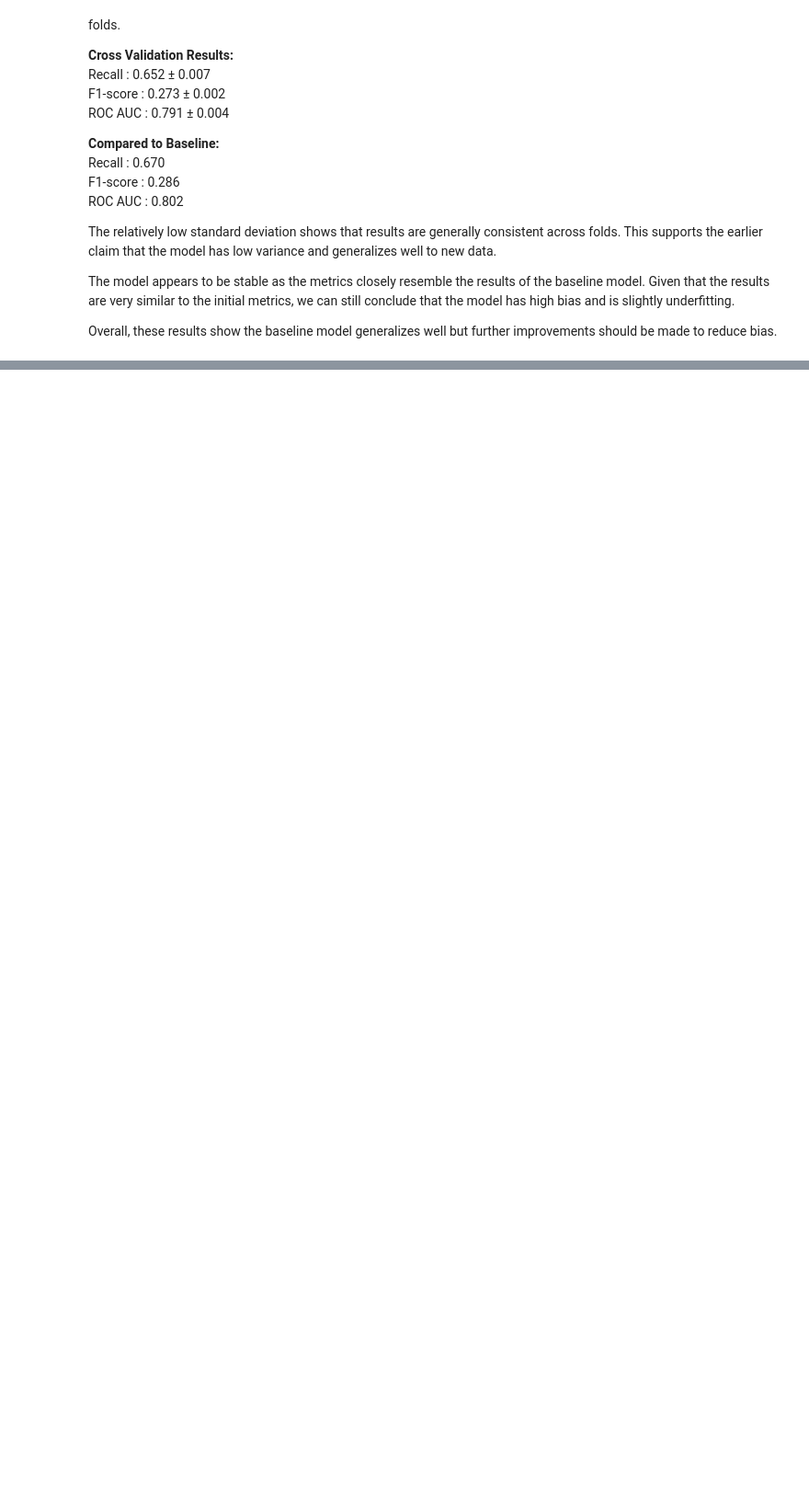
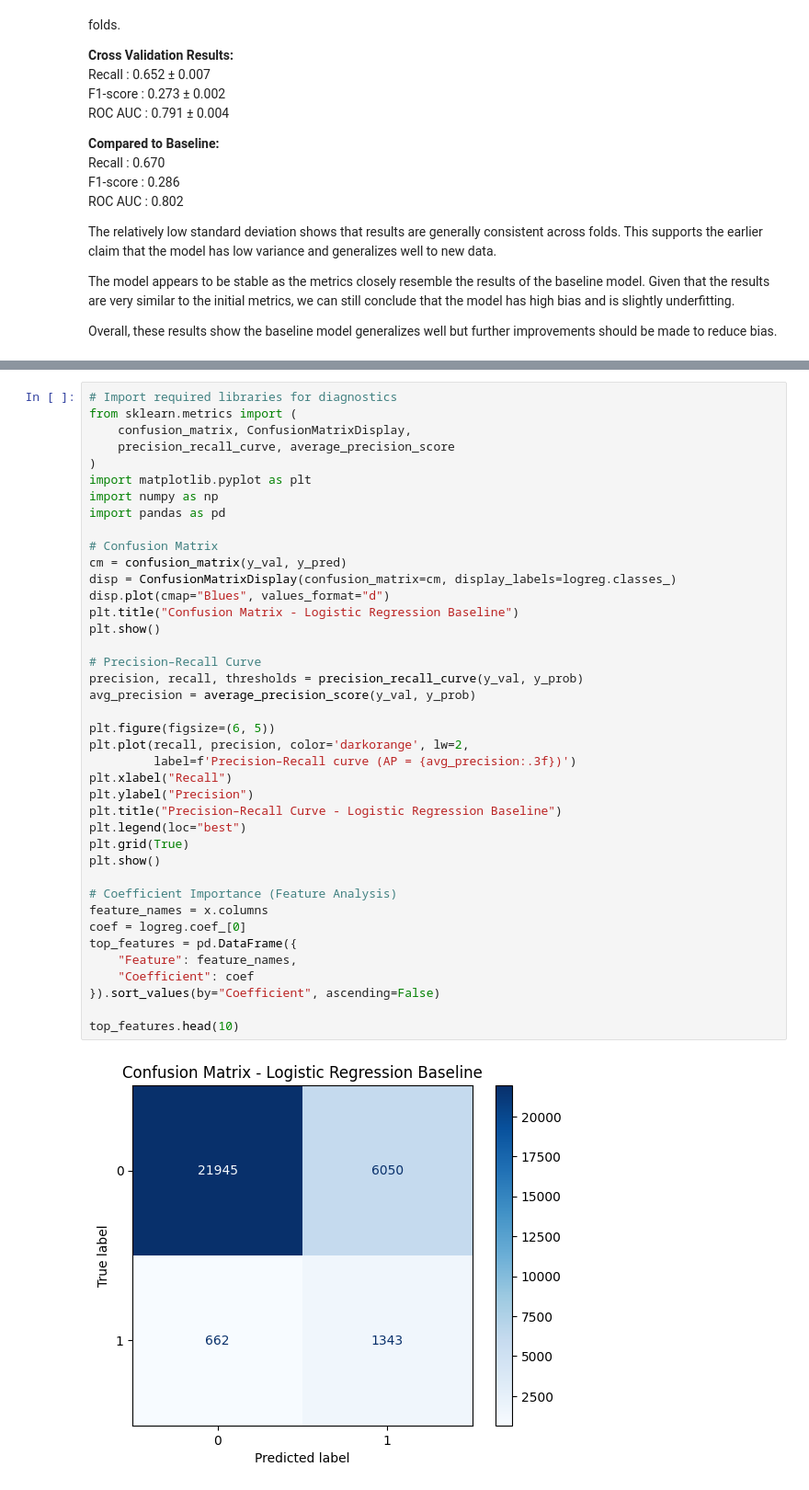
Before and after one commit to spy772/CISC-251-Project, a Jupyter notebook: Baseline_model.ipynb, the cells around one changed output, grey strips where cells are left out. Shown at 92% size. Drawn from its saved outputs; the diff is of its cells as text; blank space fills up the shorter version.

Commit message:
Add error analysis section with confusion matrix, precision–recall curve, and feature importance

```diff
--- a/Baseline_model.ipynb
+++ b/Baseline_model.ipynb
@@ -172,0 +184,42 @@ Overall, these results show the baseline model generalizes well but further impr
+# %%
+# Import required libraries for diagnostics
+from sklearn.metrics import (
+    confusion_matrix, ConfusionMatrixDisplay,
+    precision_recall_curve, average_precision_score
+)
+import matplotlib.pyplot as plt
+import numpy as np
+import pandas as pd
+
+# Confusion Matrix
+cm = confusion_matrix(y_val, y_pred)
+disp = ConfusionMatrixDisplay(confusion_matrix=cm, display_labels=logreg.classes_)
+disp.plot(cmap="Blues", values_format="d")
+plt.title("Confusion Matrix - Logistic Regression Baseline")
+plt.show()
+
+# Precision–Recall Curve
+precision, recall, thresholds = precision_recall_curve(y_val, y_prob)
+avg_precision = average_precision_score(y_val, y_prob)
+
+plt.figure(figsize=(6, 5))
+plt.plot(recall, precision, color='darkorange', lw=2,
+         label=f'Precision–Recall curve (AP = {avg_precision:.3f})')
+plt.xlabel("Recall")
+plt.ylabel("Precision")
+plt.title("Precision–Recall Curve - Logistic Regression Baseline")
+plt.legend(loc="best")
+plt.grid(True)
+plt.show()
+
+# Coefficient Importance (Feature Analysis)
+feature_names = x.columns
+coef = logreg.coef_[0]
+top_features = pd.DataFrame({
+    "Feature": feature_names,
+    "Coefficient": coef
+}).sort_values(by="Coefficient", ascending=False)
+
+top_features.head(10)
+# %% [output]
+[figure, added]
```
Also changed, not shown: parts of 2 cells of this notebook.
